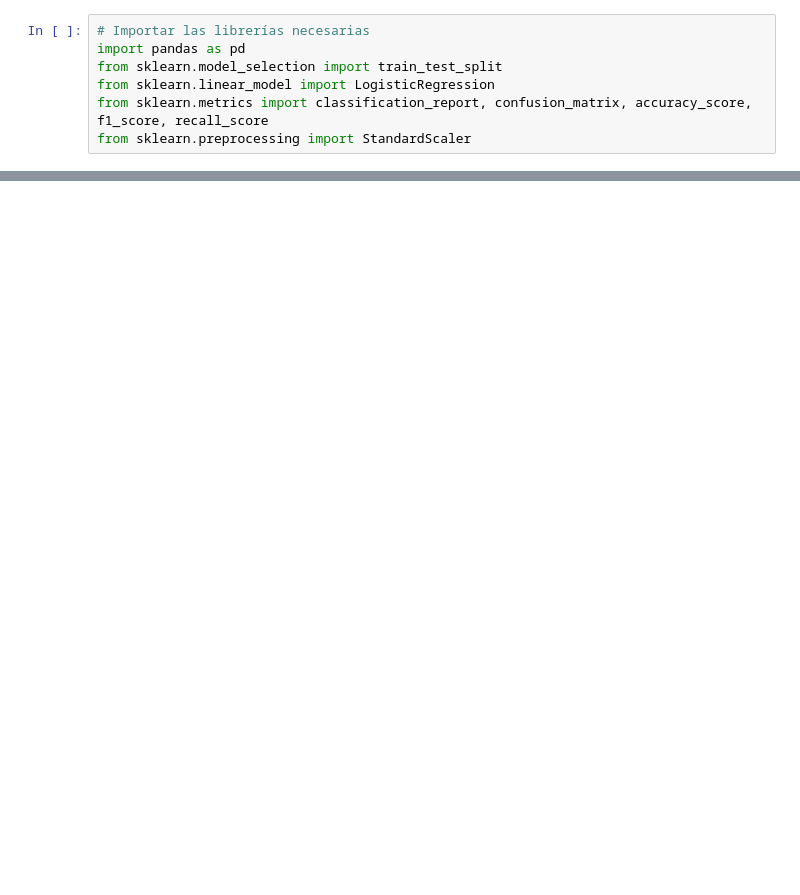
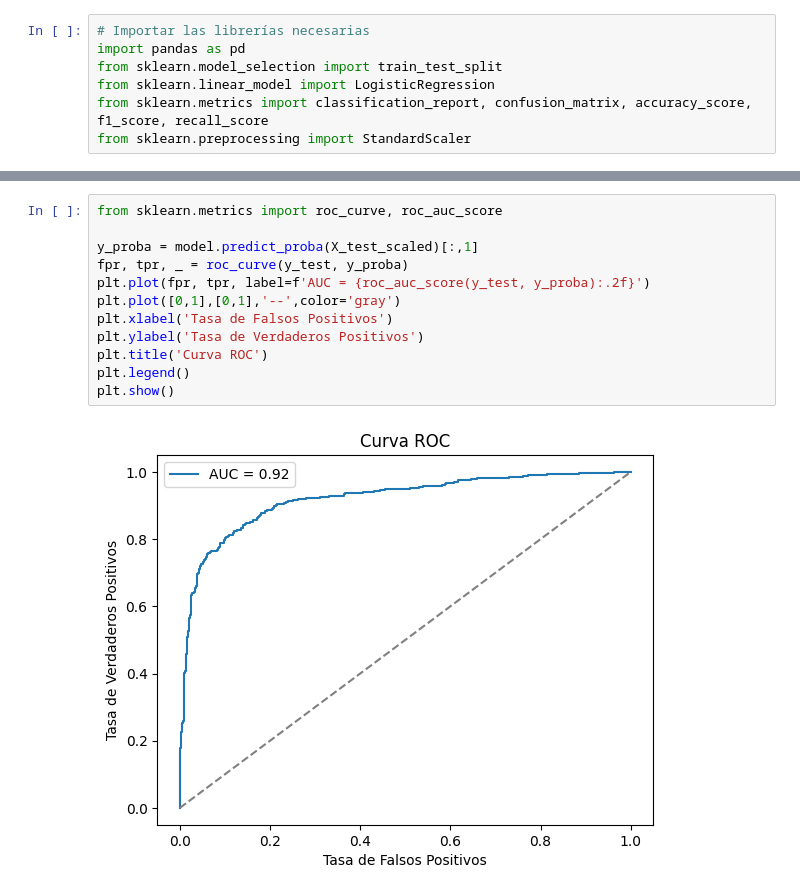
Before and after one commit to criissuarezzz/OriginofMusic, a Jupyter notebook: logistic_regression_analysis.ipynb, the cells around one changed output, grey strips where cells are left out. Saved outputs shown, nothing was run; the diff lists cells and outputs as text; blank space fills up the shorter version.

```diff
--- a/logistic_regression_analysis.ipynb
+++ b/logistic_regression_analysis.ipynb
@@ -109,0 +144,14 @@ Coeficientes del modelo:
+# %%
+from sklearn.metrics import roc_curve, roc_auc_score
+
+y_proba = model.predict_proba(X_test_scaled)[:,1]
+fpr, tpr, _ = roc_curve(y_test, y_proba)
+plt.plot(fpr, tpr, label=f'AUC = {roc_auc_score(y_test, y_proba):.2f}')
+plt.plot([0,1],[0,1],'--',color='gray')
+plt.xlabel('Tasa de Falsos Positivos')
+plt.ylabel('Tasa de Verdaderos Positivos')
+plt.title('Curva ROC')
+plt.legend()
+plt.show()
+# %% [output]
+[figure, added]
```
Also changed, not shown: parts of 25 cells of this notebook.
